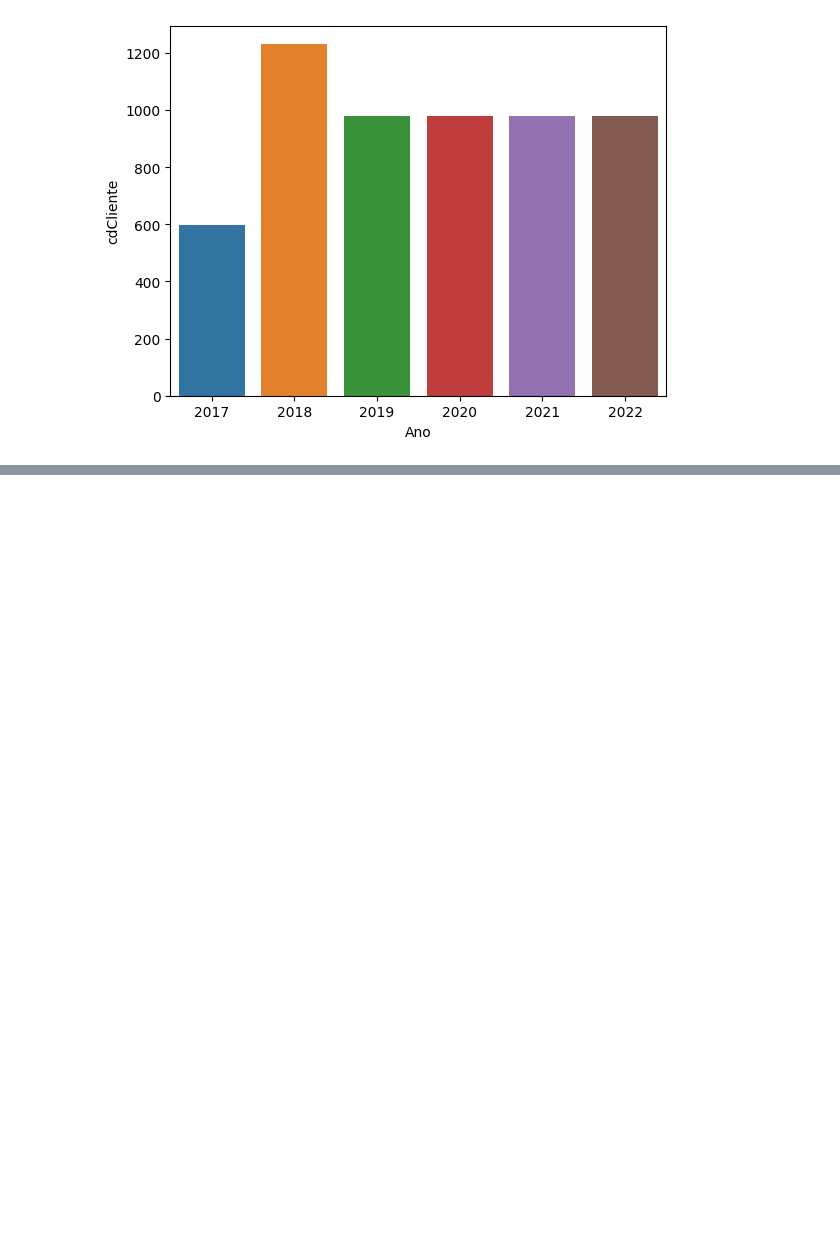
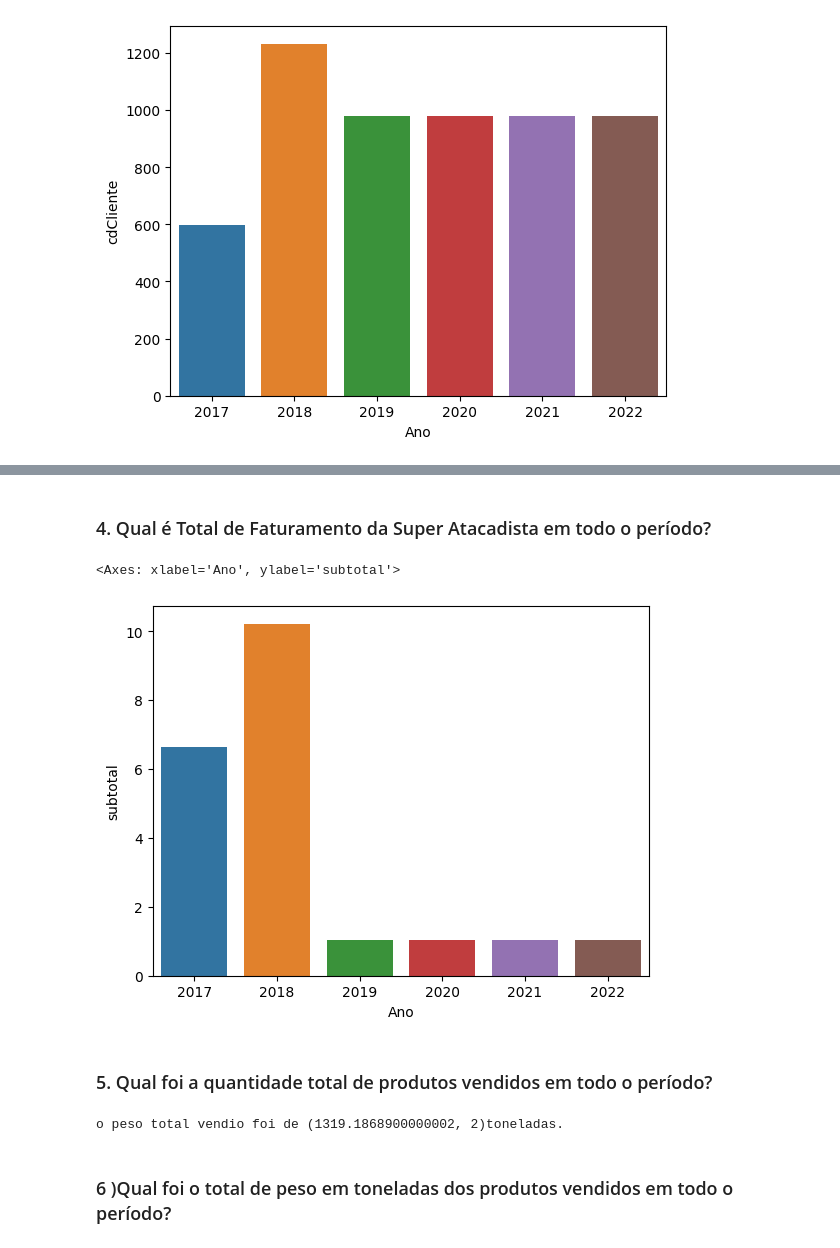
Before and after one commit to felipelonghi/fundamentospythonsenai, a Jupyter notebook: aula 29.09.ipynb, the cells around one changed output, grey strips where cells are left out. Cells and saved outputs as stored; diff of their text form; code cells hidden in the pictures; blank space fills up the shorter version.

```diff
--- a/aula 29.09.ipynb
+++ b/aula 29.09.ipynb
@@ -182,0 +218,40 @@ sns.barplot(x = df_contagem_cliente.index, y= 'cdCliente', data = df_contagem_cl
+# %% [markdown]
+### 4. Qual é Total de Faturamento da Super Atacadista em todo o período?
+# %%
+df_fat = df_merge.loc[:,['Ano','QtdItens','ValorUnitario']]
+
+# Adicionando a coluna Subtotal
+df_fat['subtotal'] = df_fat['QtdItens'] * df_fat['ValorUnitario']
+
+# Calcular o total vendido no período
+df_fat = df_fat.loc[:,['Ano','subtotal']]
+
+df_fat = df_fat.groupby('Ano').sum() / (10 ** 6)
+
+df_fat
+
+
+
+# Criando o gráfico de colunas
+sns.barplot(x = df_fat.index, y = df_fat['subtotal'])
+# %% [output]
+<Axes: xlabel='Ano', ylabel='subtotal'>
+[figure, added]
+# %% [markdown]
+### 5. Qual foi a quantidade total de produtos vendidos em todo o período?
+# %%
+# Seleciona a coluna Peso Líquido e realiza soma deste valor
+# e converte o total em toneladas
+
+peso_vendido = file_combined['Peso Líquido'].sum() / 1000
+
+# Trata a quantidade de casas decimais, ajustando para 2 casas
+# após a virgula
+
+peso_vendido = (peso_vendido,2)
+
+print(f'o peso total vendio foi de {peso_vendido}toneladas.')
+# %% [output]
+o peso total vendio foi de (1319.1868900000002, 2)toneladas.
+# %% [markdown]
+### 6 )Qual foi o total de peso em toneladas dos produtos vendidos em todo o período?
```
Also changed, not shown: parts of 11 cells of this notebook.
